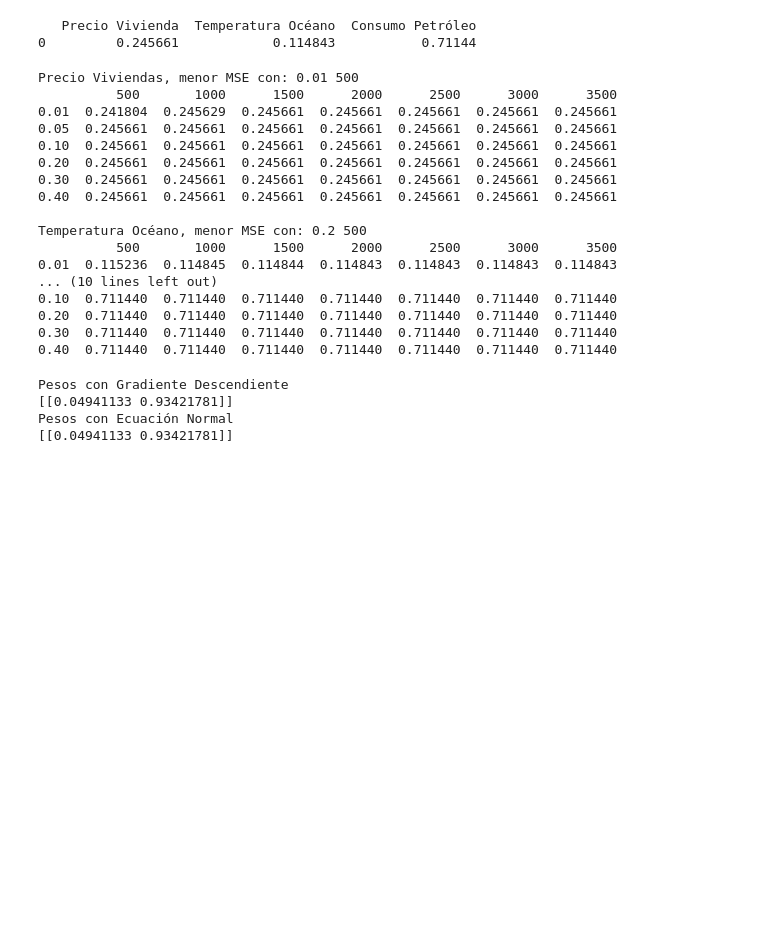
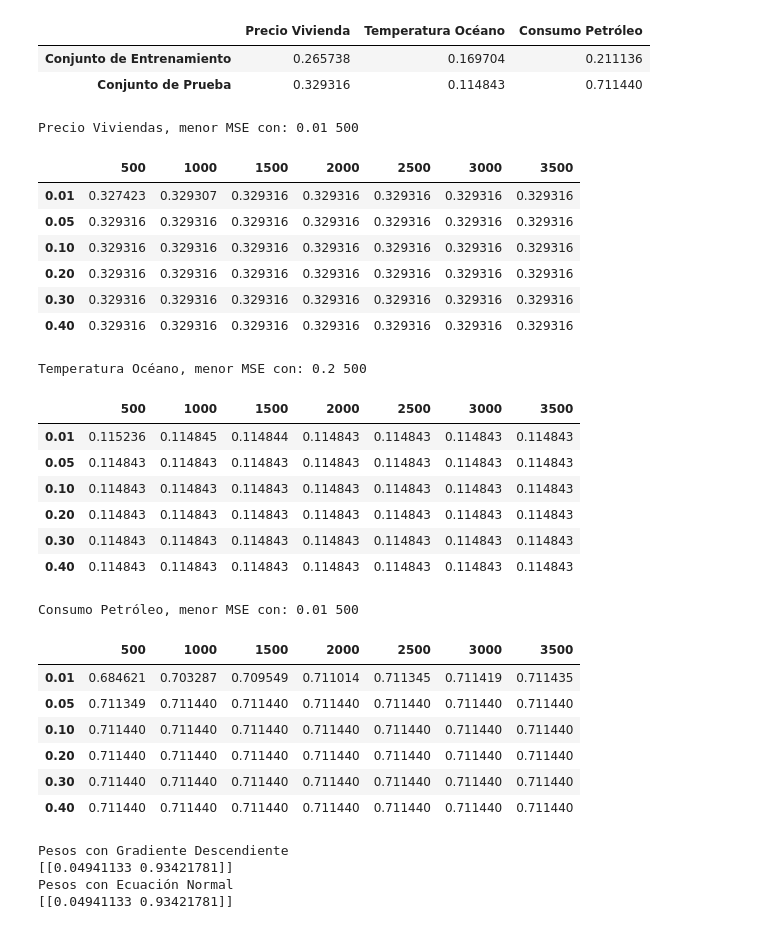
Before and after one commit to juan1t0/Topicos_IA, a Jupyter notebook: Regresion-Lineal.ipynb, the cells around one changed output. Drawn from its saved outputs; the diff is of its cells as text; code cells hidden in the pictures; blank space fills up the shorter version.

```diff
--- a/Regresion-Lineal.ipynb
+++ b/Regresion-Lineal.ipynb
@@ -106,14 +107,22 @@ H_Theta_EN = Ecuacion_Normal(H_train_x,H_train_y)
 O_Theta_EN = Ecuacion_Normal(O_train_x,O_train_y)
 P_Theta_EN = Ecuacion_Normal(P_train_x,P_train_y)
 
+mse_H_t = MSE(H_train_x.dot(H_Theta_EN.T),H_train_y)
+mse_O_t = MSE(O_train_x.dot(O_Theta_EN.T),O_train_y)
+mse_P_t = MSE(P_train_x.dot(P_Theta_EN.T),P_train_y)
+
 mse_H = MSE(H_test_x.dot(H_Theta_EN.T),H_test_y)
 mse_O = MSE(O_test_x.dot(O_Theta_EN.T),O_test_y)
 mse_P = MSE(P_test_x.dot(P_Theta_EN.T),P_test_y)
-df = pd.DataFrame({'Precio Vivienda':[mse_H],'Temperatura Océano':[mse_O],'Consumo Petróleo':[mse_P]})
-print(df)
+
+df = pd.DataFrame({'Precio Vivienda':[mse_H_t,mse_H],'Temperatura Océano':[mse_O_t,mse_O],'Consumo Petróleo':[mse_P_t,mse_P]},
+                  index=["Conjunto de Entrenamiento","Conjunto de Prueba"])
+#print(df)
+display(HTML(df.to_html()))
 # %% [output]
-   Precio Vivienda  Temperatura Océano  Consumo Petróleo
-0         0.245661            0.114843           0.71144
+|  | Precio Vivienda | Temperatura Océano | Consumo Petróleo |
+| Conjunto de Entrenamiento | 0.265738 | 0.169704 | 0.211136 |
+| Conjunto de Prueba | 0.329316 | 0.114843 | 0.711440 |
 # %%
 #    Experimento 2
 tasa_aprendizaje = [0.01, 0.05, 0.1, 0.2, 0.3, 0.4]#[0.4, 0.3, 0.2, 0.1, 0.05, 0.01]#
@@ -124,52 +133,62 @@ matrix_MSE = np.zeros((len(tasa_aprendizaje),len(iteraciones)))
 parametros = (0,0)
 for ta in range(len(tasa_aprendizaje)):
     for itr in range(len(iteraciones)):
         cur_Theta, _ = Gradiente_Descendiente(H_train_x, H_train_y, H_Theta, iteraciones[itr], tasa_aprendizaje[ta])
         matrix_MSE[ta,itr] = MSE(H_test_x.dot(cur_Theta.T), H_test_y)
         if(matrix_MSE[ta,itr] < matrix_MSE[parametros[0],parametros[1]]):
             parametros = (ta, itr)
 
 print("Precio Viviendas, menor MSE con:",tasa_aprendizaje[parametros[0]],iteraciones[parametros[1]])
-print(pd.DataFrame(data = matrix_MSE, index= tasa_aprendizaje, columns = iteraciones))
+df1 = pd.DataFrame(data = matrix_MSE, index= tasa_aprendizaje, columns = iteraciones)
+display(HTML(df1.to_html()))
 
 parametros = (0,0)
 for ta in range(len(tasa_aprendizaje)):
     for itr in range(len(iteraciones)):
         cur_Theta, _ = Gradiente_Descendiente(O_train_x, O_train_y, O_Theta, iteraciones[itr], tasa_aprendizaje[ta])
         matrix_MSE[ta,itr] = MSE(O_test_x.dot(cur_Theta.T),O_test_y)
         if(matrix_MSE[ta,itr] < matrix_MSE[parametros[0],parametros[1]]):
             parametros = (ta, itr)
 
 print("\nTemperatura Océano, menor MSE con:",tasa_aprendizaje[parametros[0]],iteraciones[parametros[1]])
-print(pd.DataFrame(data = matrix_MSE, index= tasa_aprendizaje, columns = iteraciones))
+df2 = pd.DataFrame(data = matrix_MSE, index= tasa_aprendizaje, columns = iteraciones)
+display(HTML(df2.to_html()))
 
 parametros = (0,0)
 for ta in range(len(tasa_aprendizaje)):
     for itr in range(len(iteraciones)):
         cur_Theta, _ = Gradiente_Descendiente(P_train_x, P_train_y, P_Theta, iteraciones[itr], tasa_aprendizaje[ta])
         matrix_MSE[ta,itr] = MSE(P_test_x.dot(cur_Theta.T),P_test_y)
         if(matrix_MSE[ta,itr] < matrix_MSE[parametros[0],parametros[1]]):
             parametros = (ta, itr)
 print("\nConsumo Petróleo, menor MSE con:",tasa_aprendizaje[parametros[0]],iteraciones[parametros[1]])
-print(pd.DataFrame(data = matrix_MSE, index= tasa_aprendizaje, columns = iteraciones))
+df3 = pd.DataFrame(data = matrix_MSE, index= tasa_aprendizaje, columns = iteraciones)
+display(HTML(df3.to_html()))
 # %% [output]
 Precio Viviendas, menor MSE con: 0.01 500
-          500       1000      1500      2000      2500      3000      3500
-0.01  0.241804  0.245629  0.245661  0.245661  0.245661  0.245661  0.245661
-0.05  0.245661  0.245661  0.245661  0.245661  0.245661  0.245661  0.245661
-0.10  0.245661  0.245661  0.245661  0.245661  0.245661  0.245661  0.245661
-0.20  0.245661  0.245661  0.245661  0.245661  0.245661  0.245661  0.245661
-0.30  0.245661  0.245661  0.245661  0.245661  0.245661  0.245661  0.245661
-0.40  0.245661  0.245661  0.245661  0.245661  0.245661  0.245661  0.245661
-
-Temperatura Océano, menor MSE con: 0.2 500
-          500       1000      1500      2000      2500      3000      3500
-0.01  0.115236  0.114845  0.114844  0.114843  0.114843  0.114843  0.114843
-... (10 lines left out)
-0.10  0.711440  0.711440  0.711440  0.711440  0.711440  0.711440  0.711440
-0.20  0.711440  0.711440  0.711440  0.711440  0.711440  0.711440  0.711440
-0.30  0.711440  0.711440  0.711440  0.711440  0.711440  0.711440  0.711440
-0.40  0.711440  0.711440  0.711440  0.711440  0.711440  0.711440  0.711440
+|  | 500 | 1000 | 1500 | 2000 | 2500 | 3000 | 3500 |
+| 0.01 | 0.327423 | 0.329307 | 0.329316 | 0.329316 | 0.329316 | 0.329316 | 0.329316 |
+| 0.05 | 0.329316 | 0.329316 | 0.329316 | 0.329316 | 0.329316 | 0.329316 | 0.329316 |
+| 0.10 | 0.329316 | 0.329316 | 0.329316 | 0.329316 | 0.329316 | 0.329316 | 0.329316 |
+| 0.20 | 0.329316 | 0.329316 | 0.329316 | 0.329316 | 0.329316 | 0.329316 | 0.329316 |
+| 0.30 | 0.329316 | 0.329316 | 0.329316 | 0.329316 | 0.329316 | 0.329316 | 0.329316 |
+| 0.40 | 0.329316 | 0.329316 | 0.329316 | 0.329316 | 0.329316 | 0.329316 | 0.329316 |
+Temperatura Océano, menor MSE con: 0.2 500
+|  | 500 | 1000 | 1500 | 2000 | 2500 | 3000 | 3500 |
+| 0.01 | 0.115236 | 0.114845 | 0.114844 | 0.114843 | 0.114843 | 0.114843 | 0.114843 |
+| 0.05 | 0.114843 | 0.114843 | 0.114843 | 0.114843 | 0.114843 | 0.114843 | 0.114843 |
+| 0.10 | 0.114843 | 0.114843 | 0.114843 | 0.114843 | 0.114843 | 0.114843 | 0.114843 |
+| 0.20 | 0.114843 | 0.114843 | 0.114843 | 0.114843 | 0.114843 | 0.114843 | 0.114843 |
+| 0.30 | 0.114843 | 0.114843 | 0.114843 | 0.114843 | 0.114843 | 0.114843 | 0.114843 |
+| 0.40 | 0.114843 | 0.114843 | 0.114843 | 0.114843 | 0.114843 | 0.114843 | 0.114843 |
+Consumo Petróleo, menor MSE con: 0.01 500
+|  | 500 | 1000 | 1500 | 2000 | 2500 | 3000 | 3500 |
+| 0.01 | 0.684621 | 0.703287 | 0.709549 | 0.711014 | 0.711345 | 0.711419 | 0.711435 |
+| 0.05 | 0.711349 | 0.711440 | 0.711440 | 0.711440 | 0.711440 | 0.711440 | 0.711440 |
+| 0.10 | 0.711440 | 0.711440 | 0.711440 | 0.711440 | 0.711440 | 0.711440 | 0.711440 |
+| 0.20 | 0.711440 | 0.711440 | 0.711440 | 0.711440 | 0.711440 | 0.711440 | 0.711440 |
+| 0.30 | 0.711440 | 0.711440 | 0.711440 | 0.711440 | 0.711440 | 0.711440 | 0.711440 |
+| 0.40 | 0.711440 | 0.711440 | 0.711440 | 0.711440 | 0.711440 | 0.711440 | 0.711440 |
 # %%
 #    Experimento 3
 plt.xlabel("Size(m*m)")
```
Also changed, not shown: parts of 4 cells of this notebook.
